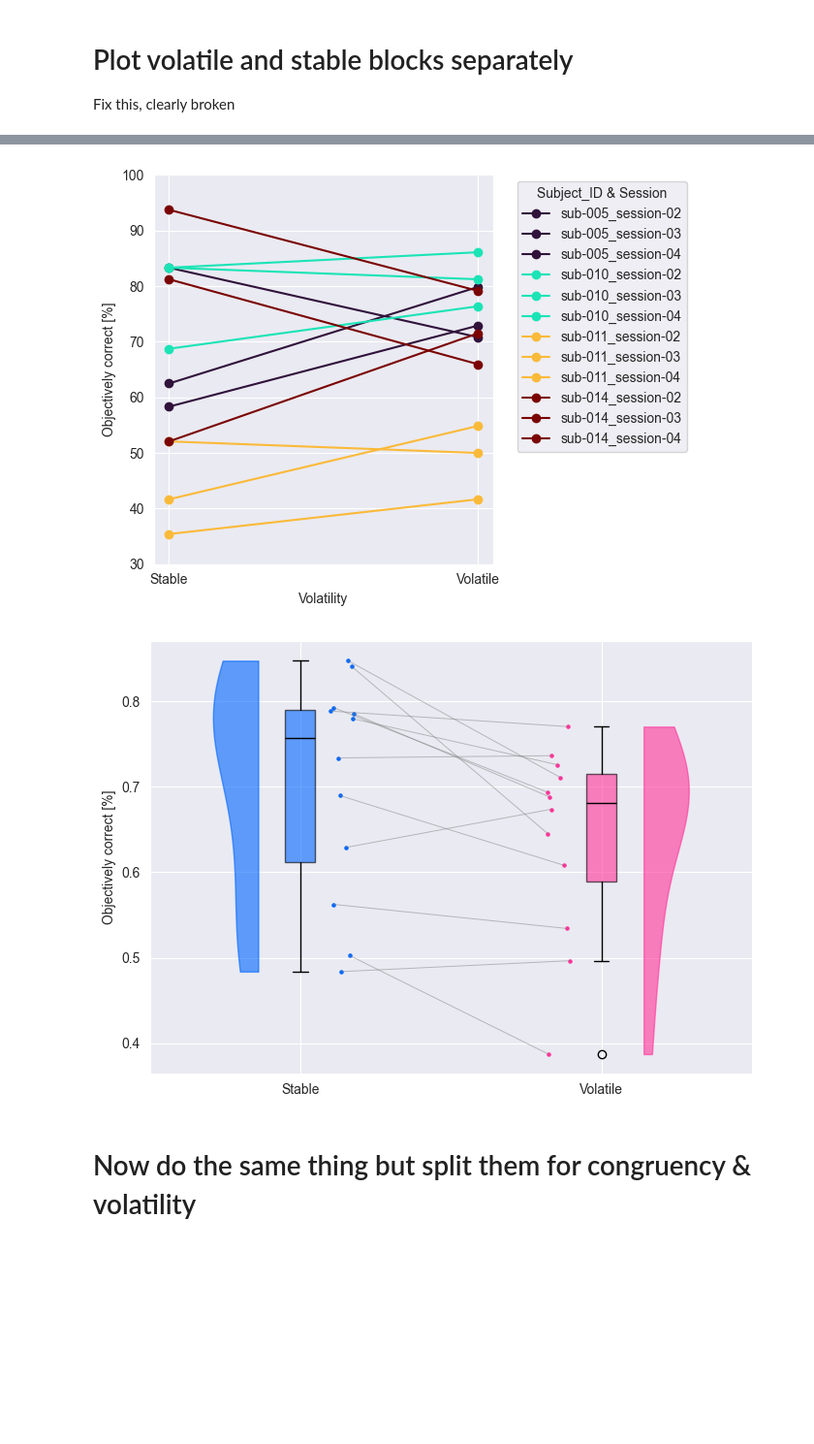
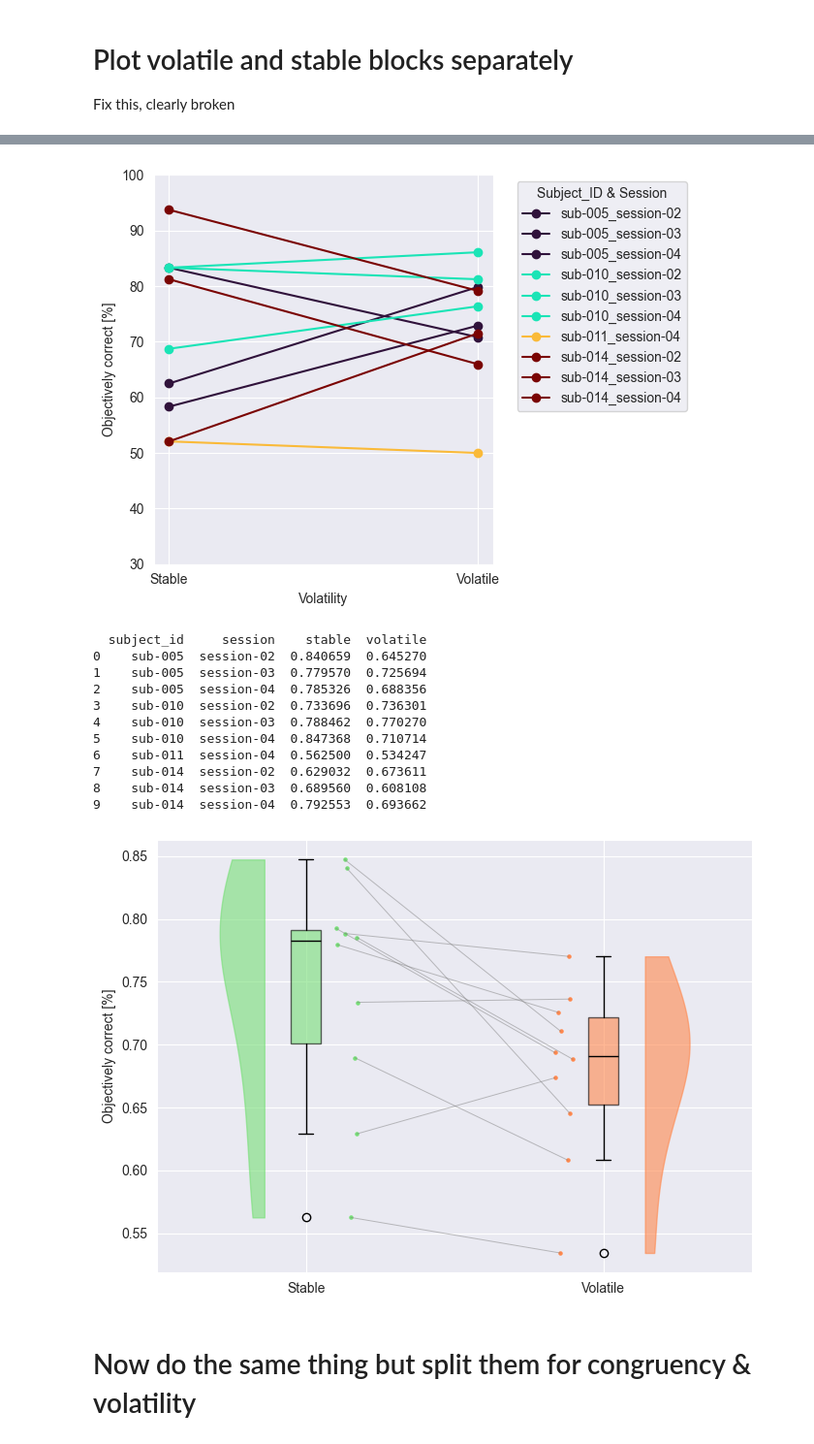
Before and after one commit to KTZ228/phd_1_analysis, a Jupyter notebook: pre-processing behavioural/standard parameters/objective_performance_analysis.ipynb, the cells around one changed output, grey strips where cells are left out. Shown at 97% size. Drawn from its saved outputs; the diff is of its cells as text; code cells hidden in the pictures; blank space fills up the shorter version.

Commit message:
Added some plotting functions and centralised import

```diff
--- a/pre-processing behavioural/standard parameters/objective_performance_analysis.ipynb
+++ b/pre-processing behavioural/standard parameters/objective_performance_analysis.ipynb
@@ -24,14 +24,18 @@ if not os.path.exists(output_dir):
 # %%
 # Preparation
 pilot_analysis = False
-unique_subject_ids = [5, 10, 11, 14]#[802,803,804,805,806,807,808,809,810,811,813,814,815]
-unique_sessions = [2, 3, 4]
 plot_range = [0, 6]
 
 if pilot_analysis:
     raw_output_path = '/Volumes/project/3025011.02/pilot_data/phd_1_task/experiment_output/behavioural_files_pilot_2'
+    unique_subject_ids = [802,803,804,805,806,807,808,809,810,811,813,814,815]
+    unique_sessions = [1]
+    split_dataset = False
 else:
     raw_output_path = '/Volumes/project/3025011.02/raw/'
+    unique_subject_ids = [5, 10, 11, 14]
+    unique_sessions = [1, 2, 3, 4]
+    split_dataset = True
 recent_results = utils.analysis_functions.list_files_with_date_and_subject_id(raw_output_path, unique_subject_ids, unique_sessions)
 # %%
 if not recent_results:
@@ -194,0 +202,7 @@ combined_results_dataframe['objectively_correct_boolean'] = combined_results_dat
+# %%
+combined_results_dataframe = combined_results_dataframe.sort_values(by=['subject_id', 'session', 'stimuli_type', 'trial'], ascending=[True, True, True, True])
+combined_results_dataframe['time_since_switch'] = (
+    combined_results_dataframe.groupby((combined_results_dataframe['probability_condition'] != combined_results_dataframe['probability_condition'].shift()).cumsum())
+      .cumcount()
+)
+print(combined_results_dataframe[['time_since_switch','probability_condition']])
@@ -195,3 +227,7 @@ combined_results_dataframe['objectively_correct_boolean'] = combined_results_dat
+# %%
+if split_dataset:
+    combined_results_dataframe_all_sessions = combined_results_dataframe
+    combined_results_dataframe = combined_results_dataframe[combined_results_dataframe['session'] != 'session-01']
 # %% [markdown]
 # Objectively correct answer binned after every switch
 Sorted for valence
@@ -1383,34 +1367,48 @@ plt.tight_layout()
 plt.savefig(os.path.join(output_dir, 'objective_performance_comparing_volatility.pdf'))
 plt.show()
 # %% [output]
-[figure, old version]
+[figure, new version]
 # %%
 # Comparing overall congruency performance difference
 # Single-pass aggregation & reshape
+combined_results_pivoted = dataframe[dataframe['time_since_switch'] != 0]
 combined_results_pivoted = (
     dataframe
     .pivot_table(
         index=['subject_id', 'session'],
         columns='volatility',
         values='objectively_correct_boolean',
         aggfunc='mean'
     )
     .reset_index()
 )
 combined_results_pivoted = combined_results_pivoted.rename_axis(None, axis=1)
+print(combined_results_pivoted)
 
 # Plot the two groups using a raincloud plot
 utils.plotting_functions.paired_raincloud_2_groups(
     combined_results_pivoted,
     column_1='stable',
     column_2='volatile',
     labels=['Stable', 'Volatile'],
     output_dir=output_dir,
     ylabel_name='Objectively correct [%]',
-    plot_name='all_trials_objective_performance_volatility'
+    plot_name='all_trials_objective_performance_volatility',
+    colours=['#77DF77', '#FF884D']
 )
 # %% [output]
+  subject_id     session    stable  volatile
+0    sub-005  session-02  0.840659  0.645270
+1    sub-005  session-03  0.779570  0.725694
+2    sub-005  session-04  0.785326  0.688356
+3    sub-010  session-02  0.733696  0.736301
+4    sub-010  session-03  0.788462  0.770270
+5    sub-010  session-04  0.847368  0.710714
+6    sub-011  session-04  0.562500  0.534247
+7    sub-014  session-02  0.629032  0.673611
+8    sub-014  session-03  0.689560  0.608108
+9    sub-014  session-04  0.792553  0.693662
-[figure, old version]
+[figure, new version]
 # %% [markdown]
 # Now do the same thing but split them for congruency & volatility
 # %%
```
Also changed, not shown: parts of 42 cells of this notebook, 9 other files.
